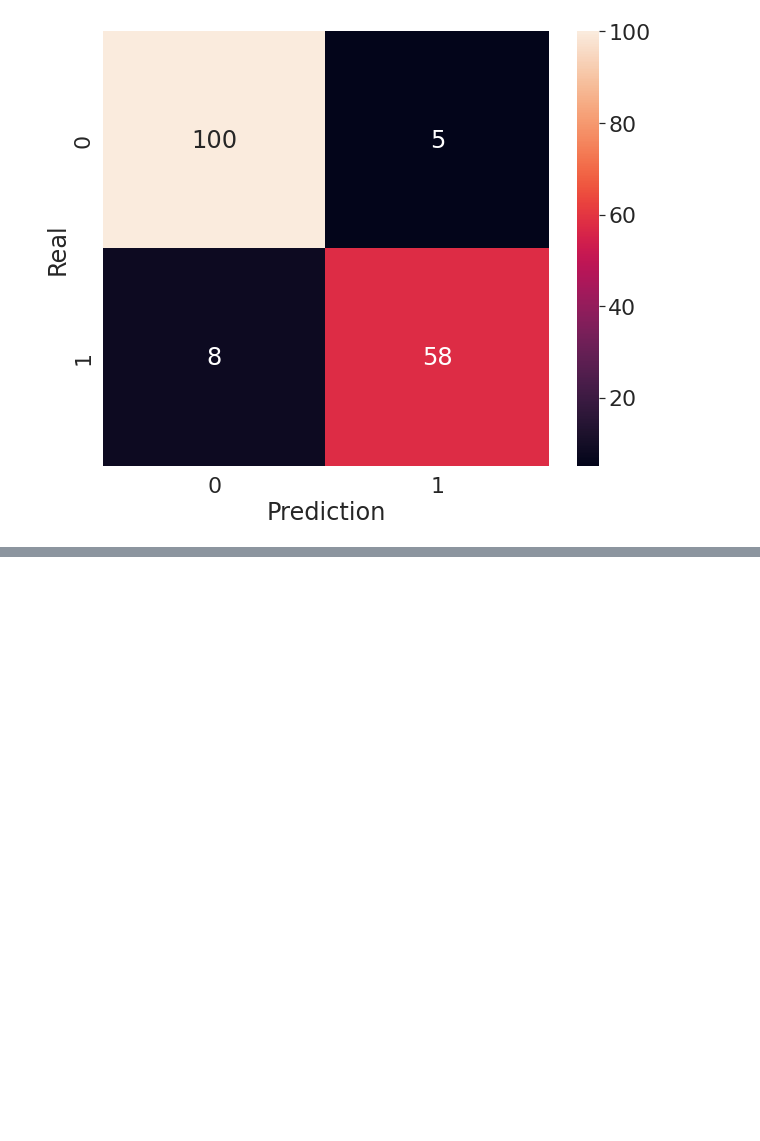
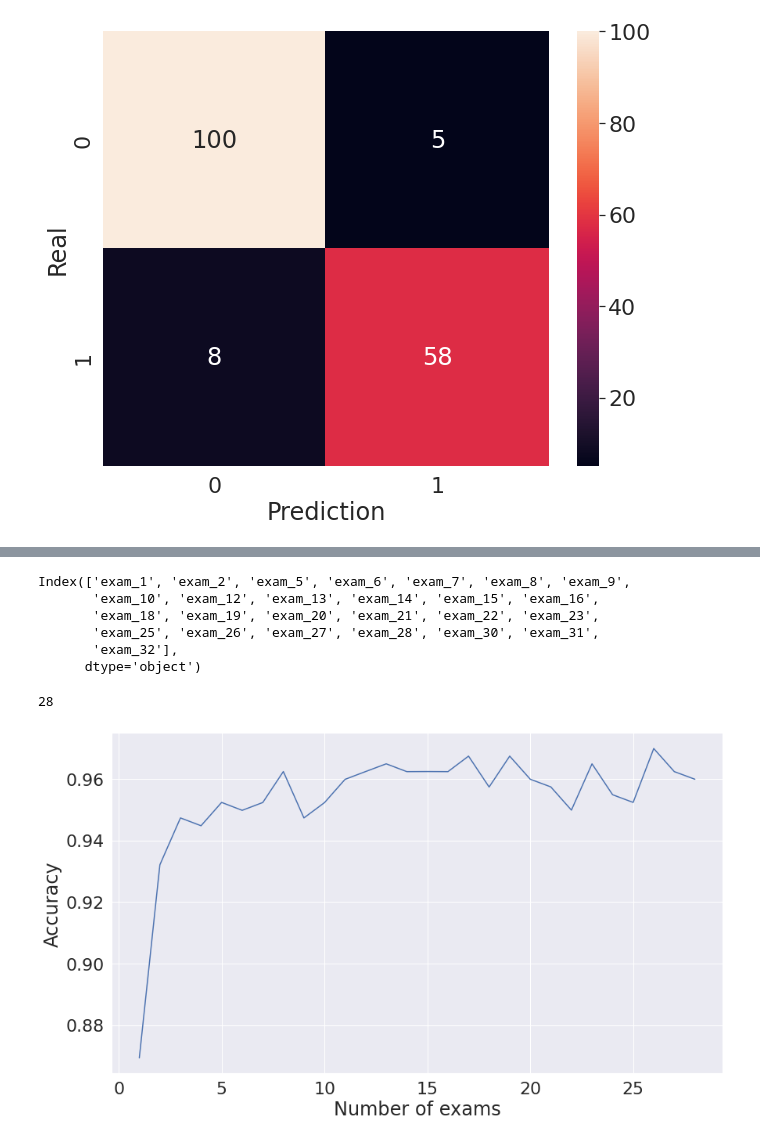
Before and after one commit to vazaee/multidimensional-data, a Jupyter notebook: multidimensional_data.ipynb, the cells around one changed output, grey strips where cells are left out. Saved outputs shown, nothing was run; the diff lists cells and outputs as text; code cells hidden in the pictures; blank space fills up the shorter version.

```diff
--- a/multidimensional_data.ipynb
+++ b/multidimensional_data.ipynb
@@ -276,0 +304,24 @@ Resultado da classificação 90.06%
+# %%
+X_train.columns[rfecv_selection.support_]
+# %% [output]
+Index(['exam_1', 'exam_2', 'exam_5', 'exam_6', 'exam_7', 'exam_8', 'exam_9',
+       'exam_10', 'exam_12', 'exam_13', 'exam_14', 'exam_15', 'exam_16',
+       'exam_18', 'exam_19', 'exam_20', 'exam_21', 'exam_22', 'exam_23',
+       'exam_25', 'exam_26', 'exam_27', 'exam_28', 'exam_30', 'exam_31',
+       'exam_32'],
+      dtype='object')
+# %%
+len(rfecv_selection.cv_results_['mean_test_score'])
+# %% [output]
+28
+# %%
+import matplotlib.pyplot as plt
+
+plt.figure(figsize = (14, 8))
+plt.xlabel("Number of exams")
+plt.ylabel("Accuracy")
+plt.plot(range(1, len(rfecv_selection.cv_results_['mean_test_score']) +1), \
+         rfecv_selection.cv_results_['mean_test_score'])
+plt.show()
+# %% [output]
+[figure, added]
```
Also changed, not shown: parts of 6 cells of this notebook.
